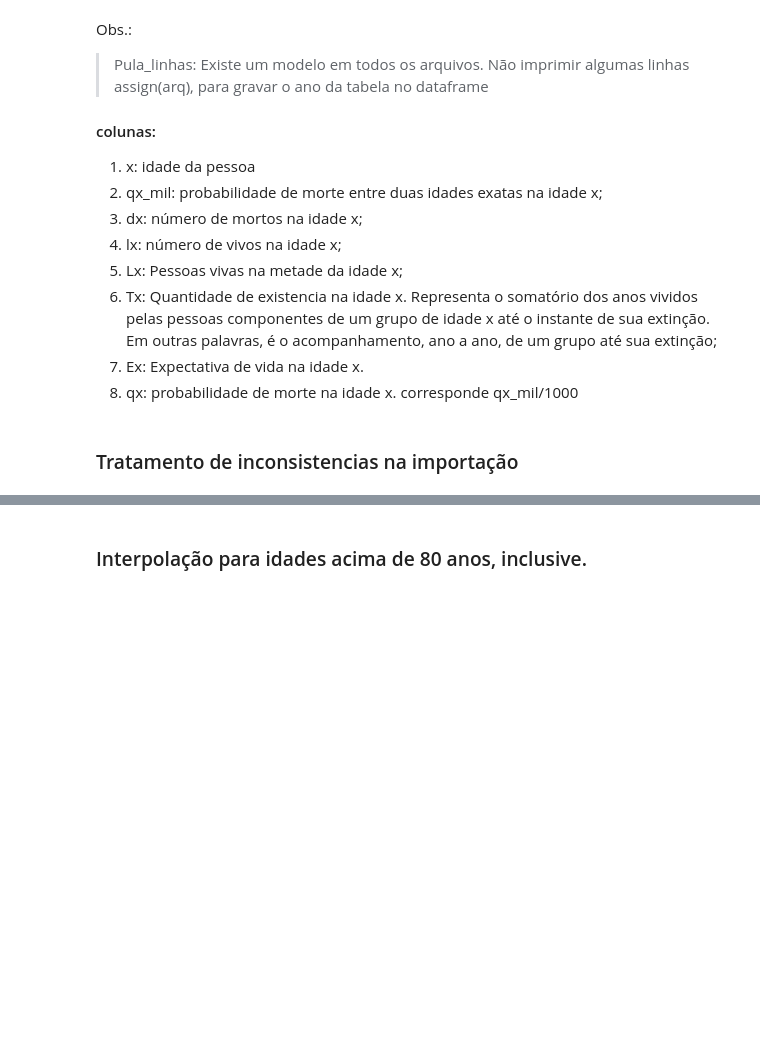
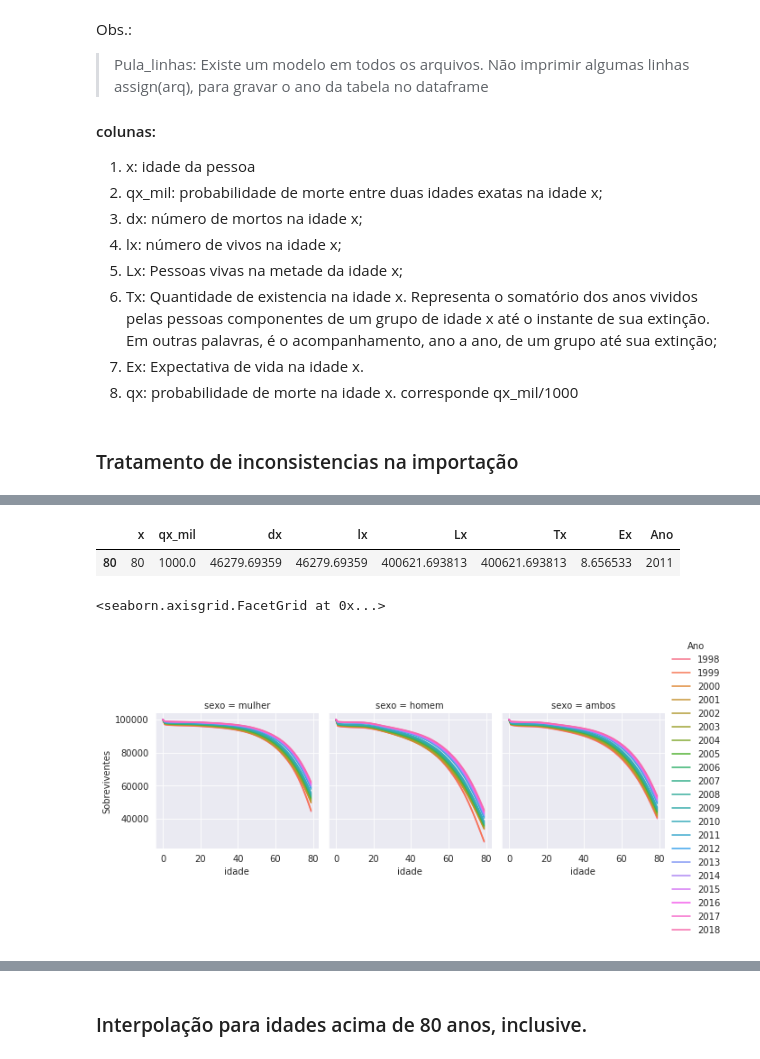
Before and after one commit to Domdoug/tabua_mortalidade_atuarial_com_lstm, a Jupyter notebook: Expectativa_vida.ipynb, the cells around one changed output, grey strips where cells are left out. Drawn from its saved outputs; the diff is of its cells as text; code cells hidden in the pictures; blank space fills up the shorter version.

Commit message:
ajustes nas funcoes do Seaborn

```diff
--- a/Expectativa_vida.ipynb
+++ b/Expectativa_vida.ipynb
@@ -245,0 +191,26 @@ df_homem[df_homem['x'].astype(str).str.contains("80")].head()
+# %%
+#df_ambos_add = pd.DataFrame()
+df_ambos_add = df_ambos[80:81]
+df_ambos_add
+# %% [output]
+|  | x | qx_mil | dx | lx | Lx | Tx | Ex | Ano |
+| 80 | 80 | 1000.0 | 46279.69359 | 46279.69359 | 400621.693813 | 400621.693813 | 8.656533 | 2011 |
+# %%
+# =============== GRAFICOS INICIO =====================
+# Grafico de lx
+# agrega os dataframes, identificando todos
+frames = [df_mulher, df_homem, df_ambos]
+df_agregado = pd.concat(frames, keys=['mulher', 'homem', 'ambos'], names=['sexo', 'IdLinha']).reset_index()
+df_agregado = df_agregado.query("x != 80")
+df_agregado['qx_prob'] = df_agregado['qx_mil']/1000.0
+# %%
+# grafico de sobreviventes - lx
+sns.set_style("darkgrid")
+graf = sns.FacetGrid(df_agregado, col="sexo", hue="Ano")
+graf.map(sns.lineplot, "x", "lx")
+graf.add_legend()
+graf.set_xlabels("idade")
+graf.set_ylabels("Sobreviventes")
+# %% [output]
+<seaborn.axisgrid.FacetGrid at 0x...>
+[figure, added]
```
Also changed, not shown: parts of 106 cells of this notebook, 1 other file.
